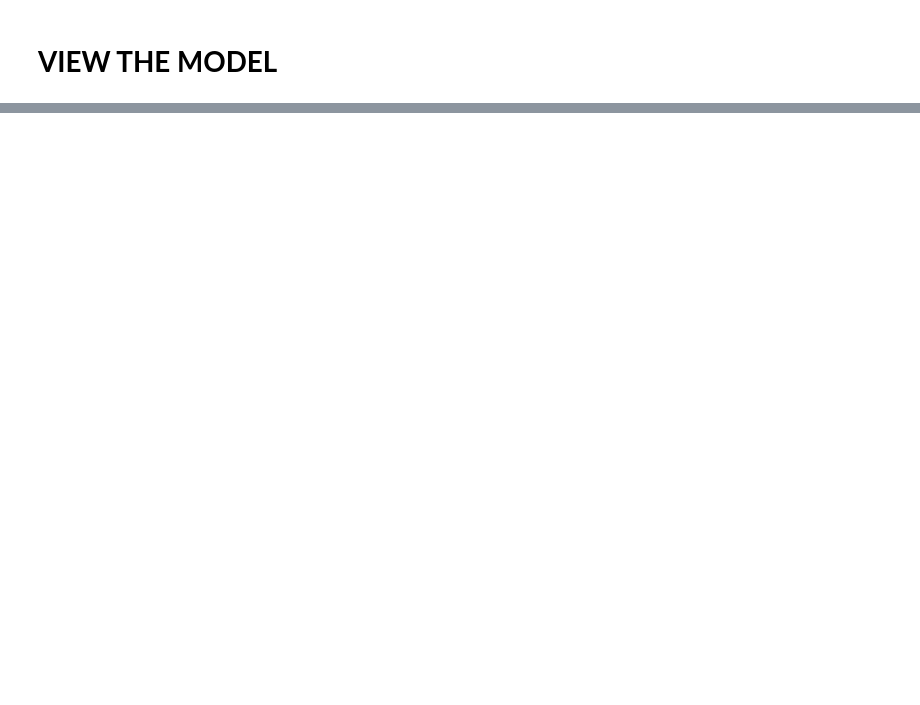
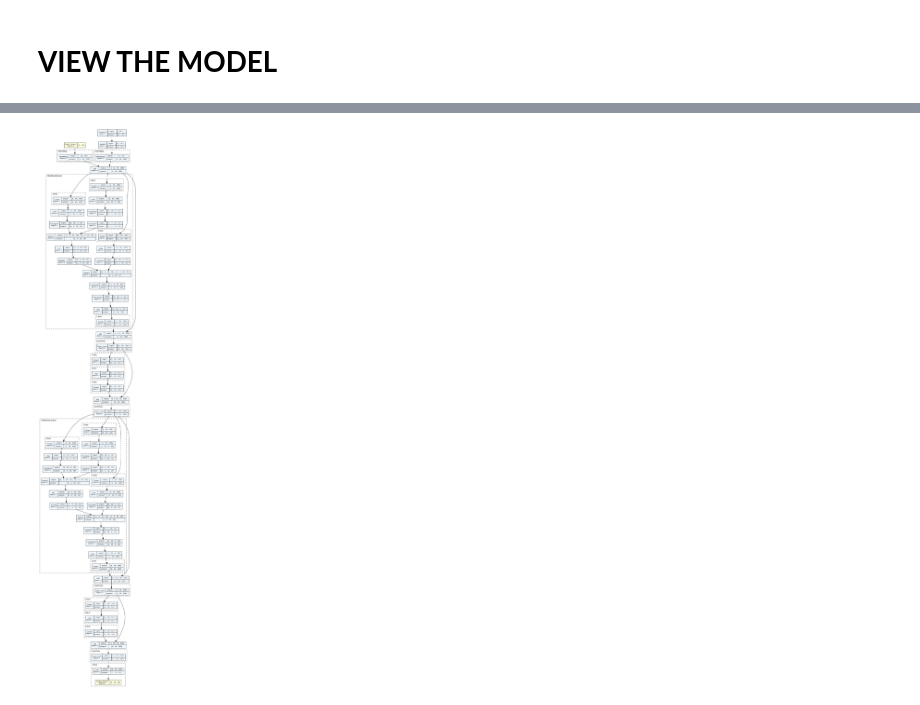
Before and after one commit to mnsbharadwaj/AI-NLP, a Jupyter notebook: transformer_based_llm.ipynb, the cells around one changed output, grey strips where cells are left out. Saved outputs shown, nothing was run; the diff lists cells and outputs as text; code cells hidden in the pictures; blank space fills up the shorter version.

```diff
--- a/transformer_based_llm.ipynb
+++ b/transformer_based_llm.ipynb
@@ -146,7 +153,6 @@ print(generated_text)
 !pip install torchinfo
 from torchinfo import summary
 batch_size = 64
-block_size = 128
-# Specify the input data type as torch.long for the embedding layer
-model = model = TinyLLM(vocab_size, hidden_size, num_layers)
-summary(model, input_size=(batch_size, block_size), dtypes=[torch.long])
+
+model = TinyLLM(vocab_size, embed_size, num_heads, num_layers)
+summary(model, input_size=(batch_size, seq_length), dtypes=[torch.long]) # Changed block_size to seq_length
@@ -157,7 +182,7 @@ from torchview import draw_graph
 from IPython.display import Image, display # Import Image and display from IPython.display
 
 # Create sample input
-input_example = torch.zeros((1, block_size), dtype=torch.long).to('cpu')
+input_example = torch.zeros((1, seq_length), dtype=torch.long).to('cpu') # Changed block_size to seq_length
 
 # Generate graph visualization
 model_graph = draw_graph(
@@ -171,3 +196,4 @@ model_graph = draw_graph(
 # Save and display
 model_graph.visual_graph.render(filename='model_architecture', format='png')
 display(Image('model_architecture.png')) # Use Image class to display the file
+# %% [output]
@@ -173,0 +214 @@ display(Image('model_architecture.png')) # Use Image class to display the file
+[figure, added]
```
Also changed, not shown: parts of 3 cells of this notebook.
